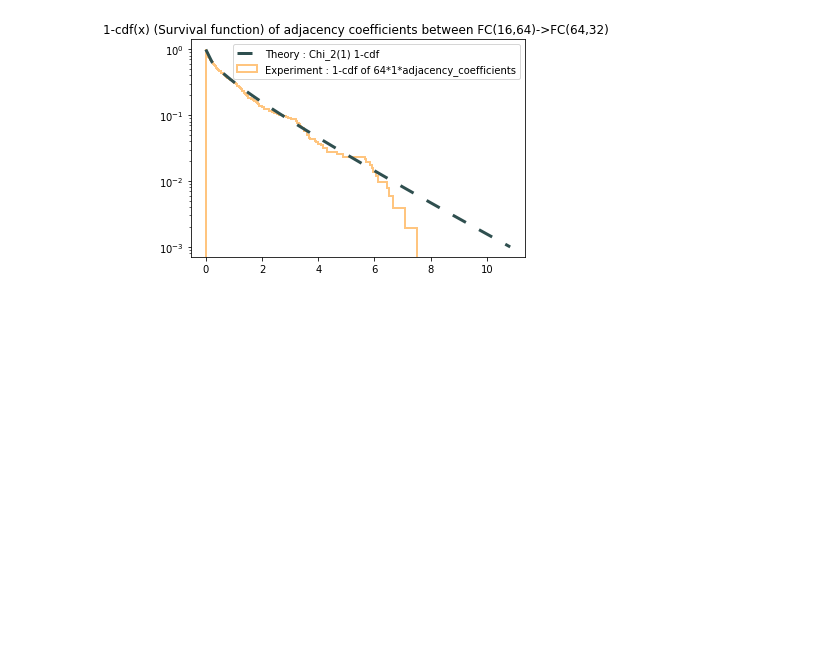
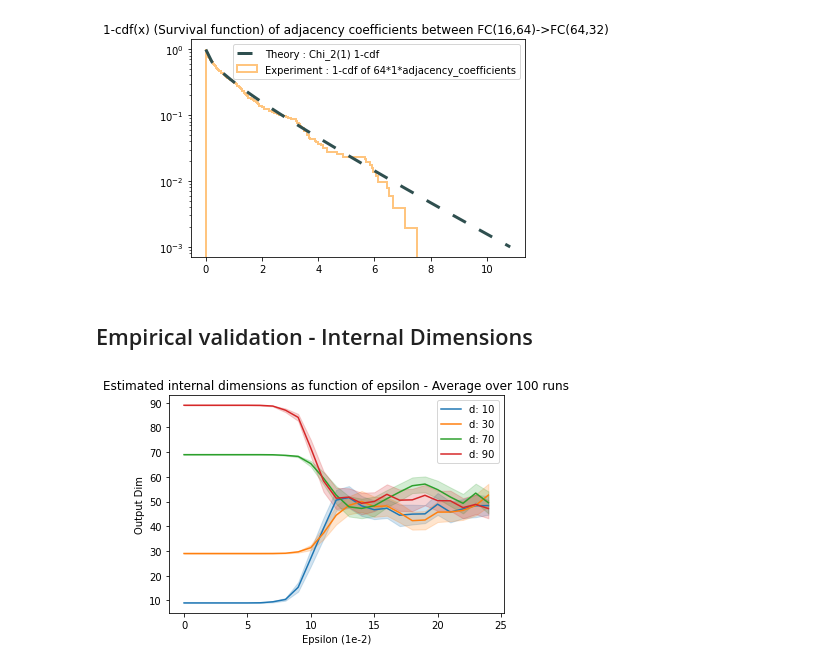
Before and after one commit to danmlr/svr, a Jupyter notebook: experiments.ipynb, the cells around one changed output. Saved outputs shown, nothing was run; the diff lists cells and outputs as text; code cells hidden in the pictures; blank space fills up the shorter version.

Commit message:
Ajout expe internal dims

```diff
--- a/experiments.ipynb
+++ b/experiments.ipynb
@@ -353,3 +353,5 @@ plt.title('1-cdf(x) (Survival function) of adjacency coefficients between FC(16,
 plt.show()
 # %% [output]
 [figure]
+# %% [markdown]
+## Empirical validation - Internal Dimensions
@@ -355,0 +405,5 @@ plt.show()
+# %%
+for data,p in zip(Data,P):
+    sns.lineplot(data=data,x="Epsilon (1e-2)",y="Output Dim",label='d: '+str(p)).set(title='Estimated internal dimensions as function of epsilon - Average over '+str(N_repeat)+' runs')
+# %% [output]
+[figure, added]
```
Also changed, not shown: parts of 1 cell of this notebook, 1 other file.
